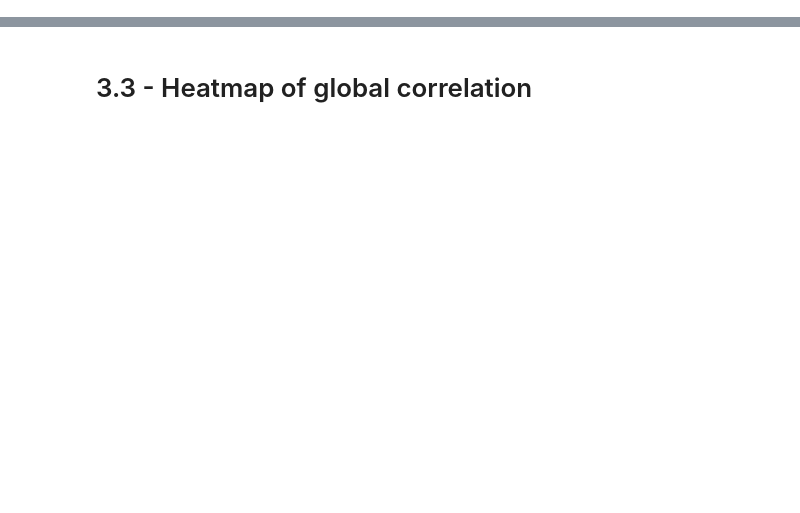
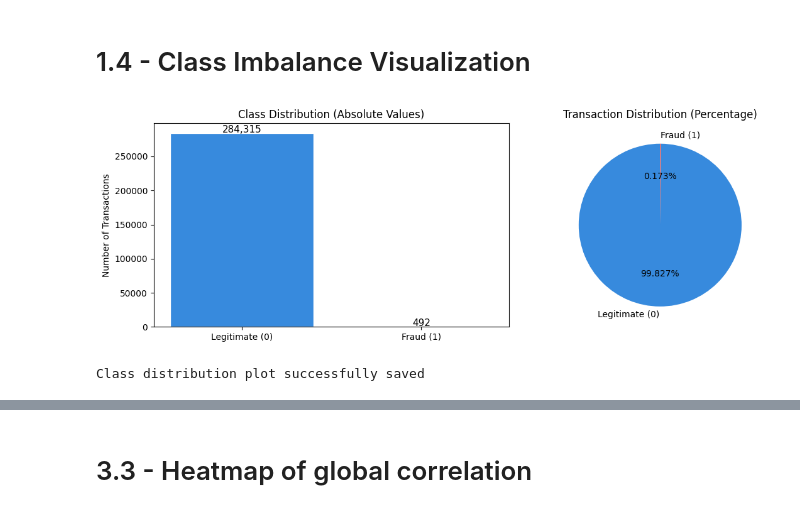
Before and after one commit to JulieMiquela/final_project, a Jupyter notebook: Projet.ipynb, the cells around one changed output, grey strips where cells are left out. Cells and saved outputs as stored; diff of their text form; code cells hidden in the pictures; blank space fills up the shorter version.

```diff
--- a/Projet.ipynb
+++ b/Projet.ipynb
@@ -376,0 +85,26 @@ df_clean.describe()
+# %% [markdown]
+# 1.4 - Class Imbalance Visualization
+# %%
+fig, axes = plt.subplots(1, 2, figsize=(12, 4))
+
+counts = df['Class'].value_counts()
+labels = ['Legitimate (0)', 'Fraud (1)']
+colors = ['#378ADD', '#E24B4A']
+
+axes[0].bar(labels, counts.values, color=colors, edgecolor='white')
+axes[0].set_title('Class Distribution (Absolute Values)')
+axes[0].set_ylabel('Number of Transactions')
+for i, v in enumerate(counts.values):
+    axes[0].text(i, v + 1000, f'{v:,}', ha='center', fontsize=11)
+
+axes[1].pie(counts.values, labels=labels, colors=colors,
+            autopct='%1.3f%%', startangle=90)
+axes[1].set_title('Transaction Distribution (Percentage)')
+
+plt.tight_layout()
+plt.savefig('class_distribution.png', dpi=150, bbox_inches='tight')
+plt.show()
+print("Class distribution plot successfully saved")
+# %% [output]
+[figure, added]
+Class distribution plot successfully saved
```
Also changed, not shown: parts of 70 cells of this notebook.
